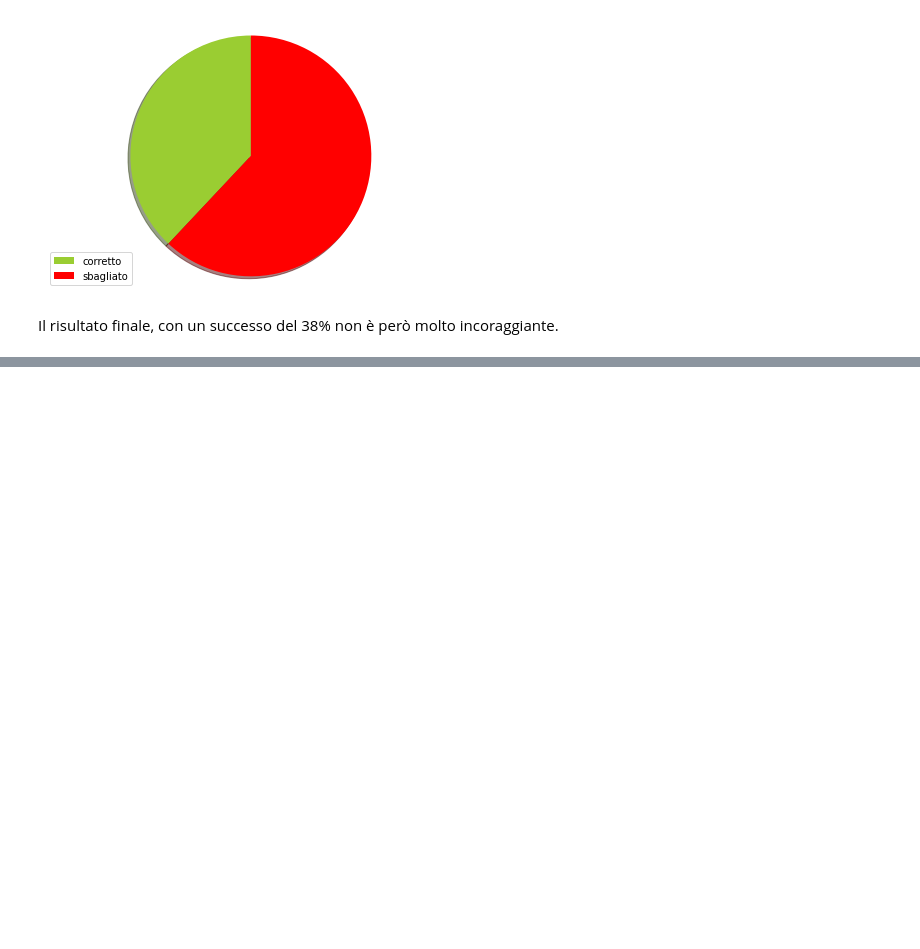
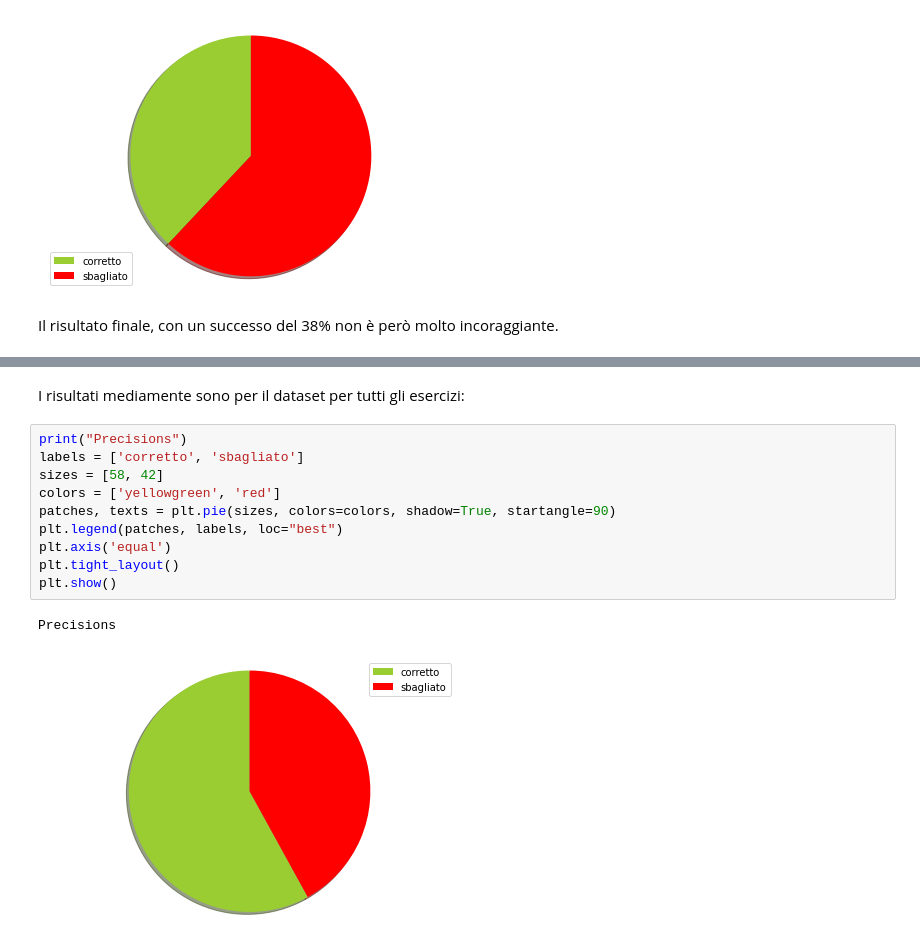
Before and after one commit to francobelloni85/DataMiningUni, a Jupyter notebook: project_exam.ipynb, the cells around one changed output, grey strips where cells are left out. Cells and saved outputs as stored; diff of their text form; blank space fills up the shorter version.

Commit message:
[ADD] insert precision@k and recall@k

```diff
--- a/project_exam.ipynb
+++ b/project_exam.ipynb
@@ -1022,0 +1194,15 @@ Il risultato finale, con un successo del 38% non è però molto incoraggiante.
+# %% [markdown]
+I risultati mediamente sono per il dataset per tutti gli esercizi:
+# %%
+print("Precisions")
+labels = ['corretto', 'sbagliato']
+sizes = [58, 42]
+colors = ['yellowgreen', 'red']
+patches, texts = plt.pie(sizes, colors=colors, shadow=True, startangle=90)
+plt.legend(patches, labels, loc="best")
+plt.axis('equal')
+plt.tight_layout()
+plt.show()
+# %% [output]
+Precisions
+[figure, added]
```
Also changed, not shown: parts of 20 cells of this notebook.
